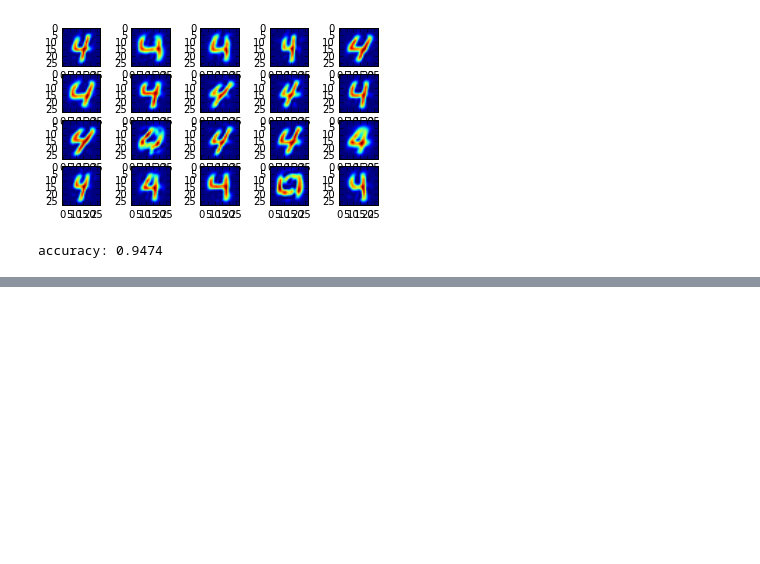
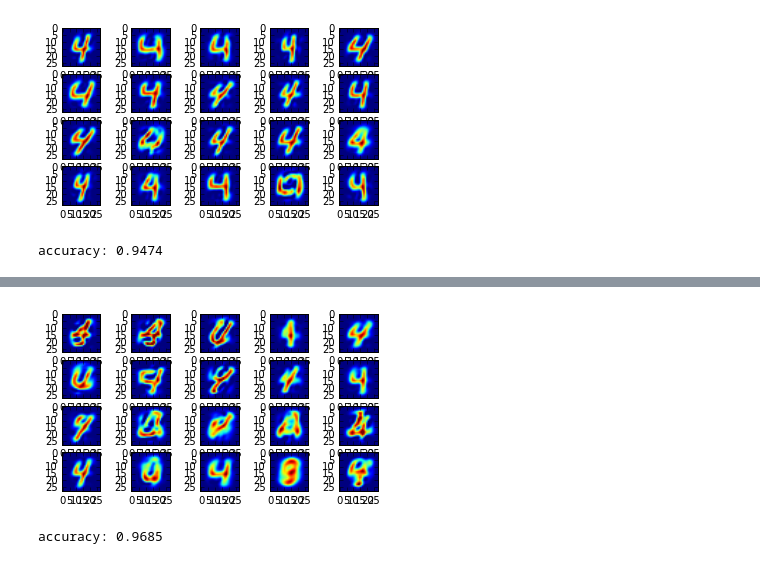
Before and after one commit to choucavalier/mnist-em-bmm-gmm, a Jupyter notebook: answers.ipynb, the cells around one changed output, grey strips where cells are left out. Saved outputs shown, nothing was run; the diff lists cells and outputs as text; code cells hidden in the pictures; blank space fills up the shorter version.

```diff
--- a/answers.ipynb
+++ b/answers.ipynb
@@ -216,7 +218,8 @@ visualize.plot_means(means_projected)
 # %%
 bayesian_classifier = classifier.classifier(k, model_type='gmm',
                                             means_init_heuristic='kmeans',
-                                            means=kmeans_reduced)
+                                            means=kmeans_reduced,
+                                            covariance_type='diag')
 bayesian_classifier.fit(train_data_reduced, train_labels)
 # %% [output]
 training label 0 (5923 samples)
@@ -252,0 +260,6 @@ accuracy: 0.9474
+# %%
+bayesian_classifier = classifier.classifier(k, model_type='gmm',
+                                            means_init_heuristic='kmeans',
+                                            means=kmeans_reduced,
+                                            covariance_type='full')
+bayesian_classifier.fit(train_data_reduced, train_labels)
@@ -252,0 +287,11 @@ accuracy: 0.9474
+# %%
+means_projected = reducer.inverse_transform(bayesian_classifier.models[4].means)
+visualize.plot_means(means_projected)
+# %% [output]
+[figure, added]
+# %%
+predicted_labels = bayesian_classifier.predict(test_data_reduced, label_set)
+
+print('accuracy: {}'.format(np.mean(predicted_labels == test_labels)))
+# %% [output]
+accuracy: 0.9685
```
Also changed, not shown: parts of 10 cells of this notebook.
